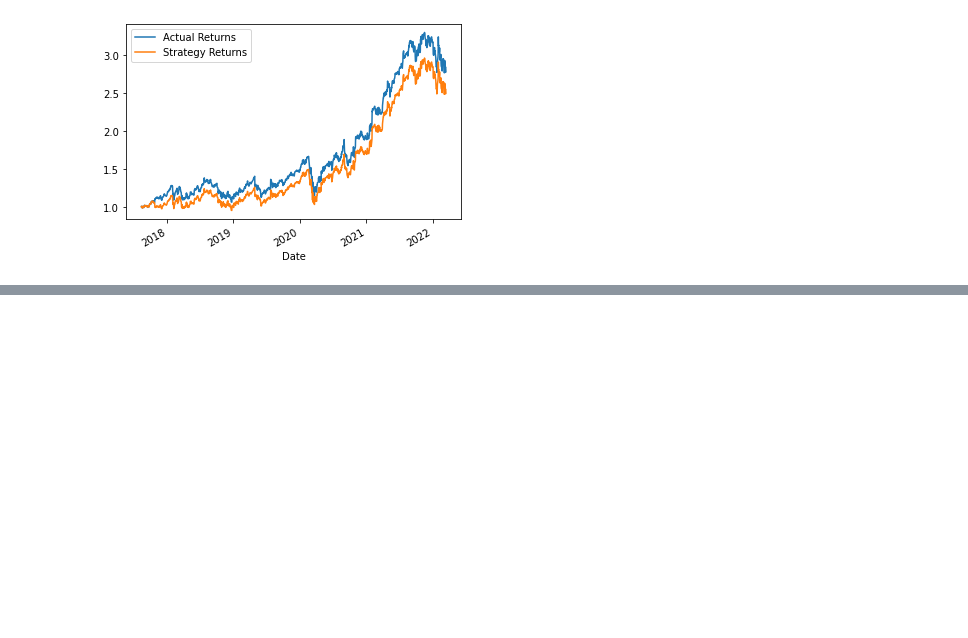
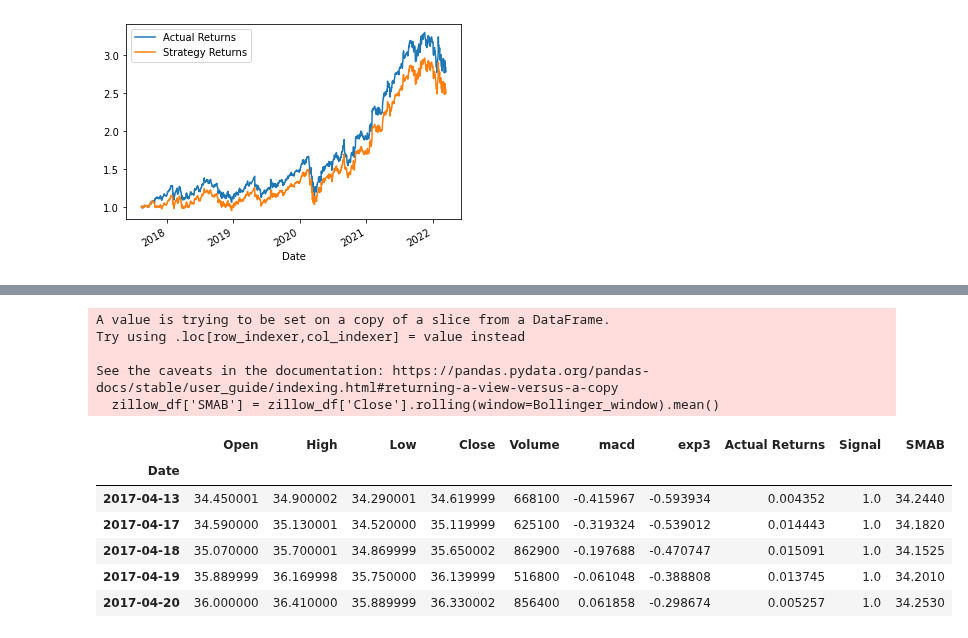
Before and after one commit to Phil-Hills/Project-2, a Jupyter notebook: Google2.ipynb, the cells around one changed output, grey strips where cells are left out. Saved outputs shown, nothing was run; the diff lists cells and outputs as text; code cells hidden in the pictures; blank space fills up the shorter version.

```diff
--- a/Google2.ipynb
+++ b/Google2.ipynb
@@ -376,0 +420,9 @@ display(predictions1_df.tail())
+# %%
+exp1 = zillow_df.Close.ewm(span=12, adjust=False).mean()
+exp2 = zillow_df.Close.ewm(span=26, adjust=False).mean()
+# %%
+macd = exp1-exp2
+exp3 = macd.ewm(span=9, adjust=False).mean()
+zillow_df['macd'] = macd
+zillow_df['exp3'] = exp3
+zillow_df.head()
@@ -376,0 +586,18 @@ display(predictions1_df.tail())
+# %%
+Bollinger_window = 20
+zillow_df['SMAB'] = zillow_df['Close'].rolling(window=Bollinger_window).mean()
+zillow_df = zillow_df.dropna()
+zillow_df.head()
+# %% [output]
+A value is trying to be set on a copy of a slice from a DataFrame.
+Try using .loc[row_indexer,col_indexer] = value instead
+
+See the caveats in the documentation: https://pandas.pydata.org/pandas-docs/stable/user_guide/indexing.html#returning-a-view-versus-a-copy
+  zillow_df['SMAB'] = zillow_df['Close'].rolling(window=Bollinger_window).mean()
+|  | Open | High | Low | Close | Volume | macd | exp3 | Actual Returns | Signal | SMAB |
+| Date |  |  |  |  |  |  |  |  |  |  |
+| 2017-04-13 | 34.450001 | 34.900002 | 34.290001 | 34.619999 | 668100 | -0.415967 | -0.593934 | 0.004352 | 1.0 | 34.2440 |
+| 2017-04-17 | 34.590000 | 35.130001 | 34.520000 | 35.119999 | 625100 | -0.319324 | -0.539012 | 0.014443 | 1.0 | 34.1820 |
+| 2017-04-18 | 35.070000 | 35.700001 | 34.869999 | 35.650002 | 862900 | -0.197688 | -0.470747 | 0.015091 | 1.0 | 34.1525 |
+| 2017-04-19 | 35.889999 | 36.169998 | 35.750000 | 36.139999 | 516800 | -0.061048 | -0.388808 | 0.013745 | 1.0 | 34.2010 |
+| 2017-04-20 | 36.000000 | 36.410000 | 35.889999 | 36.330002 | 856400 | 0.061858 | -0.298674 | 0.005257 | 1.0 | 34.2530 |
```
Also changed, not shown: parts of 40 cells of this notebook.
